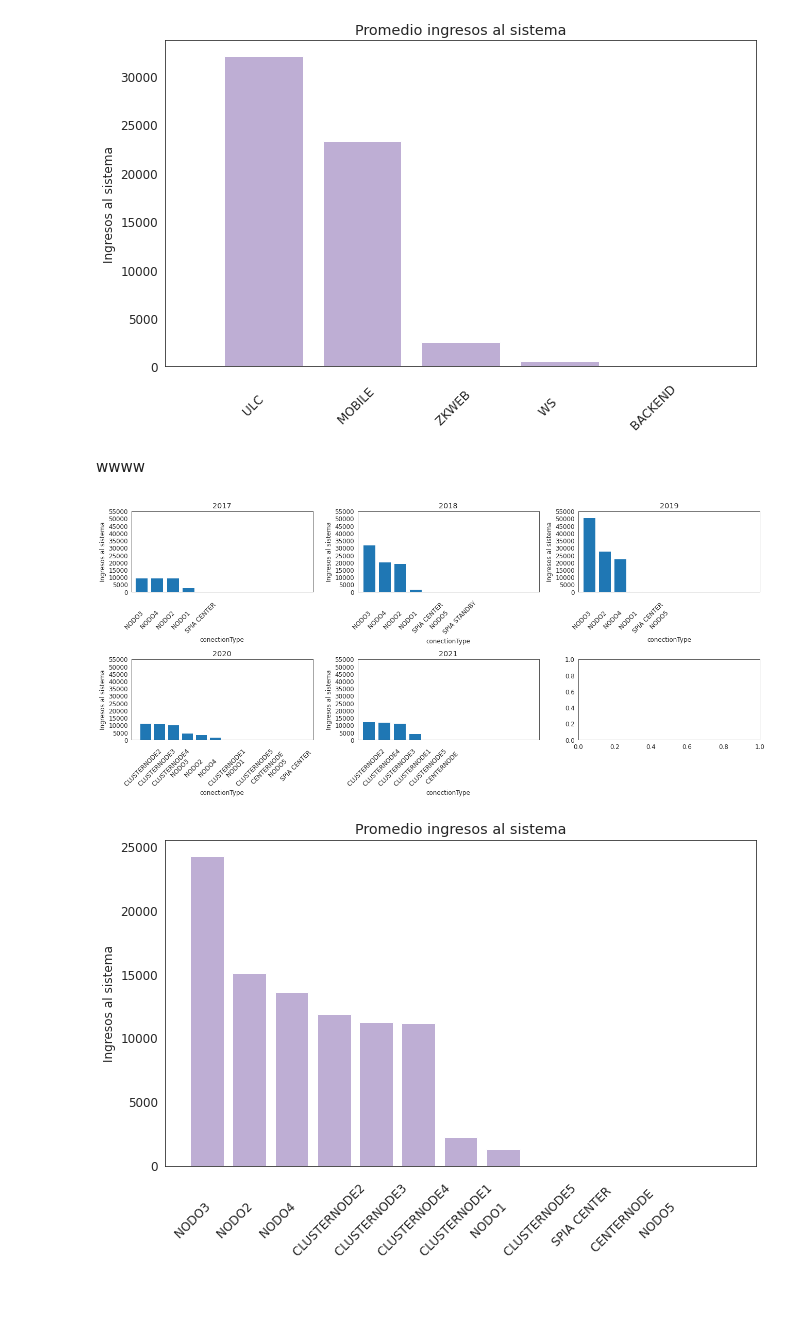
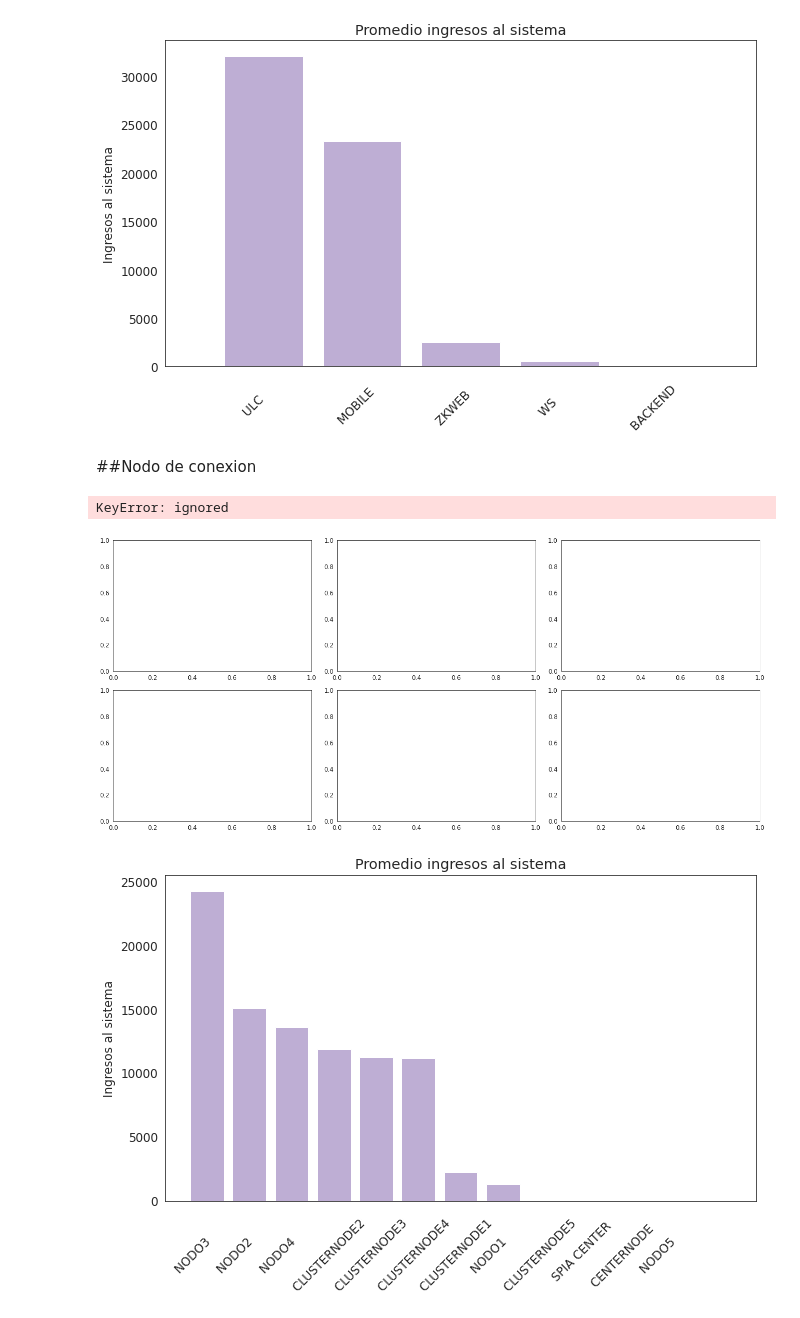
Before and after one commit to marardo/procesamiento_nube, a Jupyter notebook: DATA_CHALLENGE_PSA_V4.ipynb, the cells around one changed output. Drawn from its saved outputs; the diff is of its cells as text; code cells hidden in the pictures.

```diff
--- a/DATA_CHALLENGE_PSA_V4.ipynb
+++ b/DATA_CHALLENGE_PSA_V4.ipynb
@@ -157,6 +157,7 @@ df['area'] = df['area'].str.strip()
 df['area']= df['area'].replace(['IT'], 'TECNOLOGIA')
 #quitar columnas
 df= df.drop(['ip','userId','logIn','logOut'], axis=1)
-
+#quitar columnas
+df = df.rename(columns={'conectionType':'connectionType','conectionNode':'connectionNode'})
 df.head(10)
 # %% [output]
@@ -346,23 +347,24 @@ graficoUnivariadoPromedio(df
                         ,6)
 # %% [output]
 [figure]
-# %% [markdown]
-wwww
+# %% [markdown]
+##Nodo de conexion
 # %%
 #conectionNode	area
 graficoUnivariado(total_rows,total_cols,df
-                ,'conectionNode'
+                ,'connectionNode'
                 ,'Ingresos al sistema'
                 ,'conectionType'
                 ,np.arange(0, 12, 1)
                 ,np.arange(0, 60000, 5000)
                 ,'Barra'
                 ,''
                 ,45
                 ,True
                 ,12)
 # %% [output]
+KeyError: ignored
-[figure, old version]
+[figure, new version]
 # %%
 graficoUnivariadoPromedio(df
                          ,'conectionNode'
```
Also changed, not shown: parts of 5 cells of this notebook.
